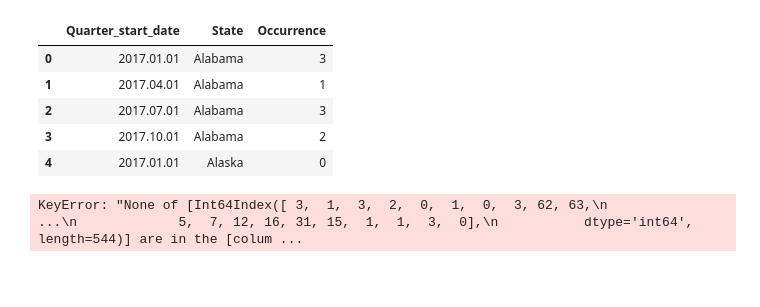
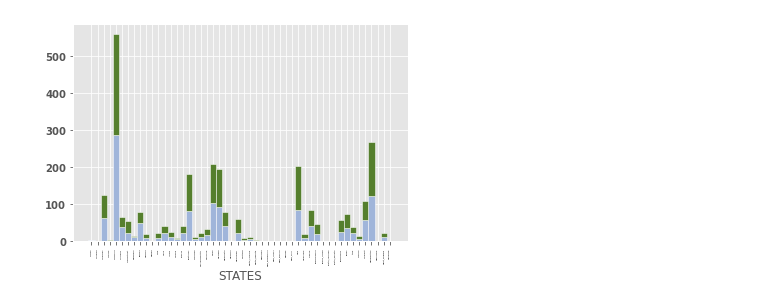
Before and after one commit to YoonjaeH/HackIllinois, a Jupyter notebook: data/data_plot.ipynb, the cells around one changed output. Cells and saved outputs as stored; diff of their text form; code cells hidden in the pictures; blank space fills up the shorter version.

```diff
--- a/data/data_plot.ipynb
+++ b/data/data_plot.ipynb
@@ -5,26 +5,13 @@ from matplotlib import rc
 import pandas as pd
 # %%
 df = pd.read_csv("data_format.csv")
-# %%
-df.head()
-# %% [output]
-|  | Quarter_start_date | State | Occurrence |
-| 0 | 2017.01.01 | Alabama | 3 |
-| 1 | 2017.04.01 | Alabama | 1 |
-| 2 | 2017.07.01 | Alabama | 3 |
-| 3 | 2017.10.01 | Alabama | 2 |
-| 4 | 2017.01.01 | Alaska | 0 |
 # %%
 qsd = df.Quarter_start_date.unique()
 # %%
 q = []
 
 for date in qsd:
-    t = df.loc[df.Quarter_start_date == date]['Occurrence']
-    # print(t)
+    t = df.loc[df.Quarter_start_date == date]
+    t = t['Occurrence']
     # print(t.shape)
     q.append(t)
-    break
-q
-# %% [output]
-KeyError: "None of [Int64Index([ 3,  1,  3,  2,  0,  1,  0,  3, 62, 63,\n            ...\n             5,  7, 12, 16, 31, 15,  1,  1,  3,  0],\n           dtype='int64', length=544)] are in the [colum ...
@@ -31,43 +28,19 @@ KeyError: "None of [Int64Index([ 3,  1,  3,  2,  0,  1,  0,  3, 62, 63,\n
 # %%
-
-
-# y-axis in bold
-rc('font', weight='bold')
-
-# Heights of bars
-h1 = np.add(q1_2017, q2_2017).tolist()
-h2 = np.add(h1, q3_2017).tolist()
-h3 = np.add(h2, q4_2017).tolist()
-h4 = np.add(h3, q1_2018).tolist()
-h5 = np.add(h4, q2_2018).tolist()
-h6 = np.add(h5, q3_2018).tolist()
-h7 = np.add(h6, q4_2018).tolist()
-h8 = np.add(h7, q1_2019).tolist()
-h9 = np.add(h8, q2_2019).tolist()
-h10 = np.add(h9, q3_2019).tolist()
-
-
-# The position of the bars on the x-axis
-r = [0,1,2,3,4]
+ # The position of the bars on the x-axis
+r = range(50)
 
 # Names of group and bar width
-states = ["Alaska","Alabama","Arkansas","American Samoa","Arizona","California","Colorado","Connecticut","Delaware","Florida","Georgia","Hawaii","Iowa","Idaho","Illinois","Indiana","Kansas","Kentucky","Louisiana","Massachusetts""Maryland",
-"Maine","Michigan","Minnesota","Missouri","Mississippi","Montana","North Carolina","North Dakota","Nebraska",
-"New Hampshire","New Jersey","New Mexico","Nevada","New York","Ohio","Oklahoma","Oregon","Pennsylvania","Puerto Rico",
-"Rhode Island","South Carolina","South Dakota","Tennessee","Texas","Utah","Virginia","Virgin Islands","Vermont",
-"Washington","Wisconsin","West Virginia","Wyoming"]
+states = ["Alaska","Alabama","Arkansas","Arizona","California","Colorado","Connecticut","Delaware","Florida","Georgia","Hawaii","Iowa","Idaho","Illinois","Indiana","Kansas","Kentucky","Louisiana","Massachusetts","Maryland","Maine","Michigan","Minnesota","Missouri","Mississippi","Montana","North_carolina","North_dakota","Nebraska","New_hampshire","New_jersey","New_mexico","Nevada","New_york","Ohio","Oklahoma","Oregon","Pennsylvania","Rhode_island","South_carolina","South_dakota","Tennessee","Texas","Utah","Virginia","Vermont","Washington","Wisconsin","West_virginia","Wyoming"]
 barWidth = 1
 
-# Create brown bars
-plt.bar(r, bars1, color='#7f6d5f', edgecolor='white', width=barWidth)
-# Create green bars (middle), on top of the first ones
-plt.bar(r, bars2, bottom=bars1, color='#557f2d', edgecolor='white', width=barWidth)
-# Create green bars (top)
-plt.bar(r, bars3, bottom=bars, color='#2d7f5e', edgecolor='white', width=barWidth)
+plt.bar(r, q[0], color='#A0B5DA', edgecolor='white', width=barWidth)
+plt.bar(r, q[1], bottom=q[0], color='#557f2d', edgecolor='white', width=barWidth)
 
 # Custom X axis
-plt.xticks(r, states, fontweight='bold')
-plt.xlabel("States")
+plt.xticks(r, states, fontweight='bold', rotation=90, fontsize=2)
+plt.xlabel("STATES")
 
 # Show graphic
 plt.show()
+# %% [output]
+[figure, added]
```
Also changed, not shown: parts of 2 cells of this notebook.
